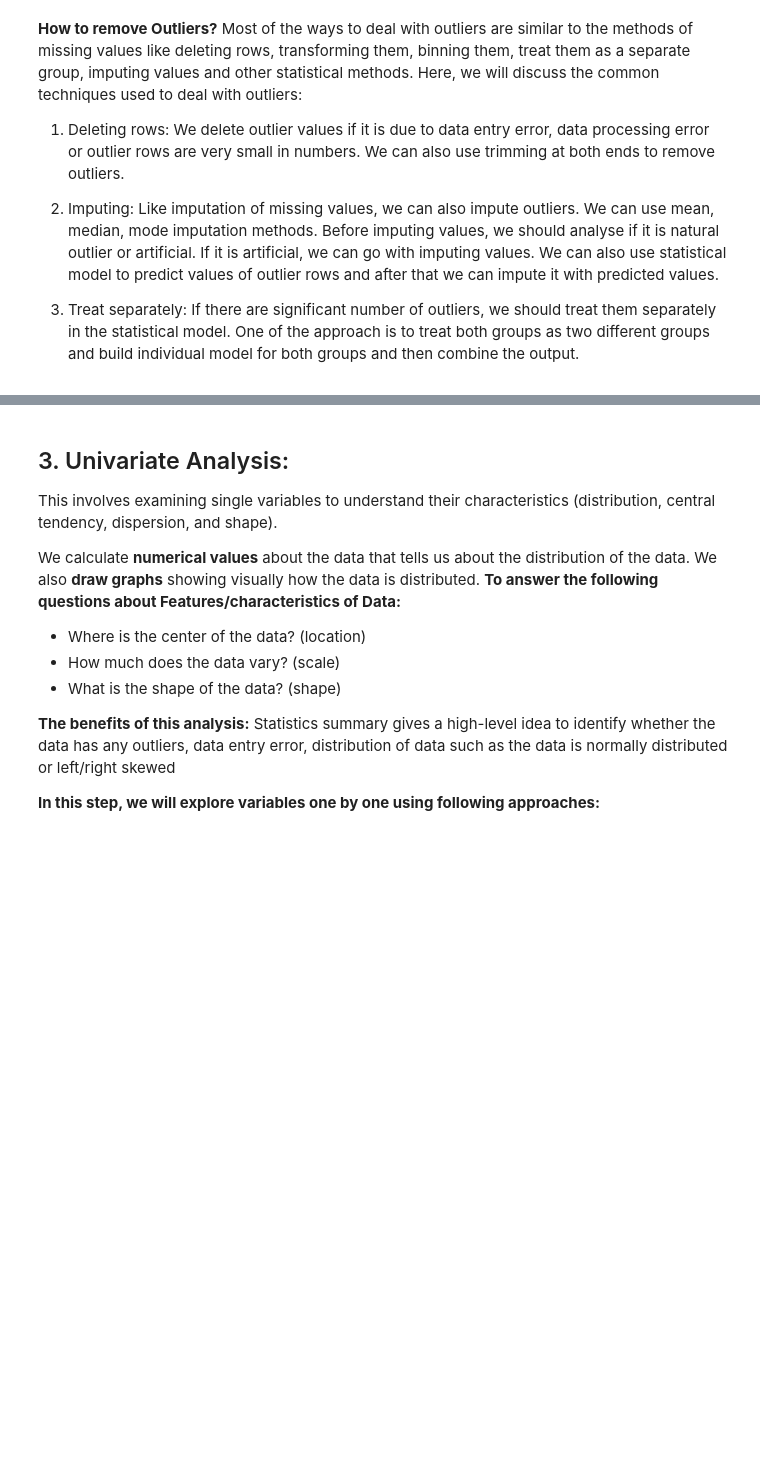
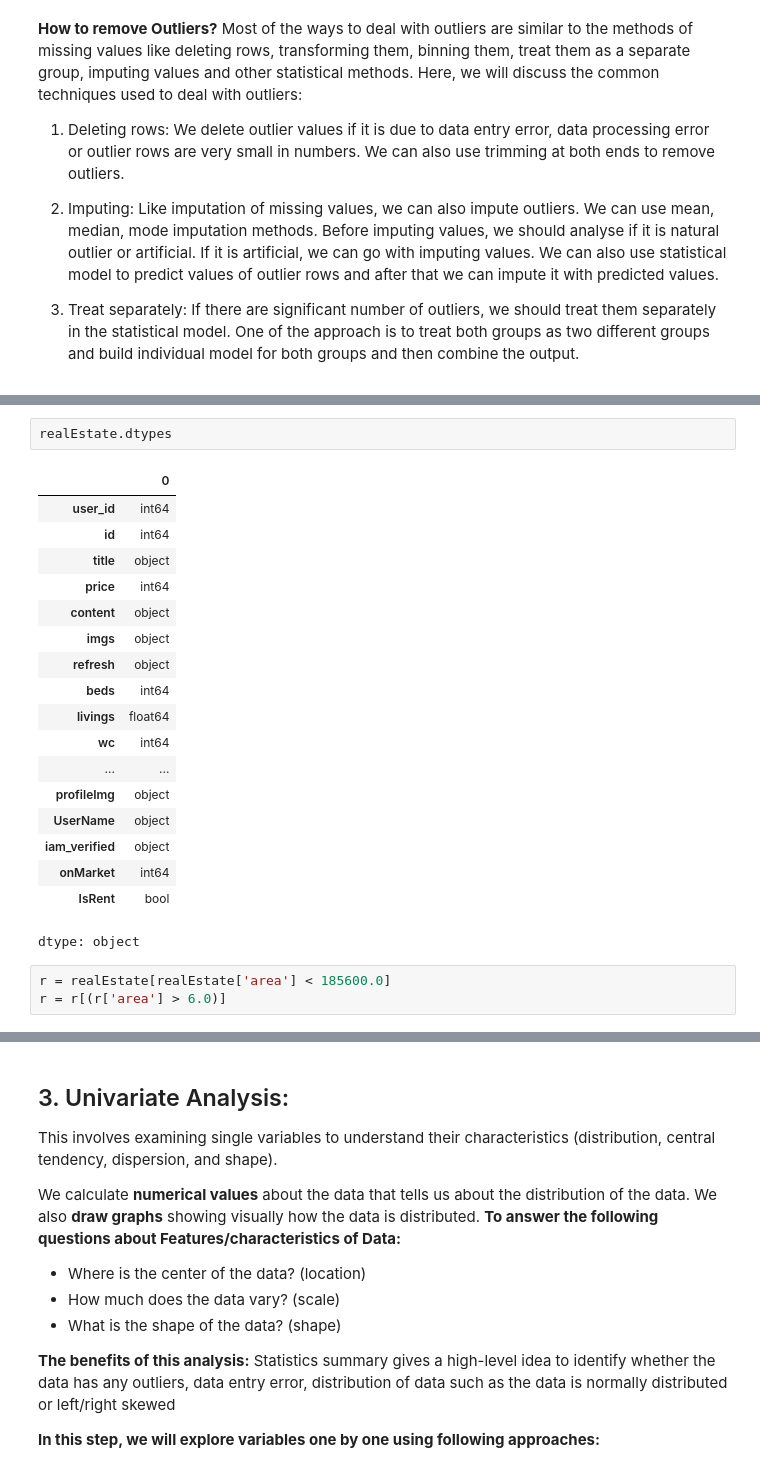
Before and after one commit to Tuwaiq-DS-ML-bootcamp-V-8/Usecase-6-Project-3, a Jupyter notebook: EDA explain template.ipynb, the cells around one changed output, grey strips where cells are left out. Drawn from its saved outputs; the diff is of its cells as text; blank space fills up the shorter version.

```diff
--- a/EDA explain template.ipynb
+++ b/EDA explain template.ipynb
@@ -293,0 +448,24 @@ Most of the ways to deal with outliers are similar to the methods of missing val
+# %%
+realEstate.dtypes
+# %% [output]
+|  | 0 |
+| user_id | int64 |
+| id | int64 |
+| title | object |
+| price | int64 |
+| content | object |
+| imgs | object |
+| refresh | object |
+| beds | int64 |
+| livings | float64 |
+| wc | int64 |
+| ... | ... |
+| profileImg | object |
+| UserName | object |
+| iam_verified | object |
+| onMarket | int64 |
+| IsRent | bool |
+dtype: object
+# %%
+r = realEstate[realEstate['area'] < 185600.0]
+r = r[(r['area'] > 6.0)]
```
Also changed, not shown: parts of 44 cells of this notebook, 1 other file.
